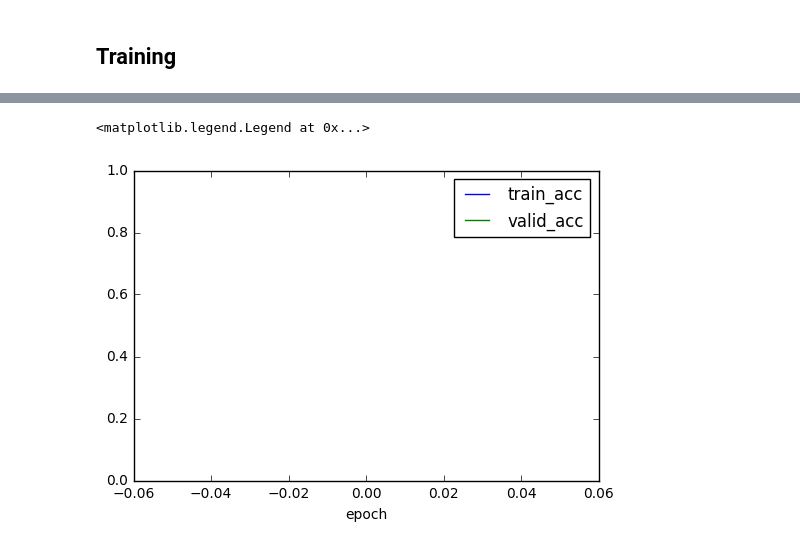
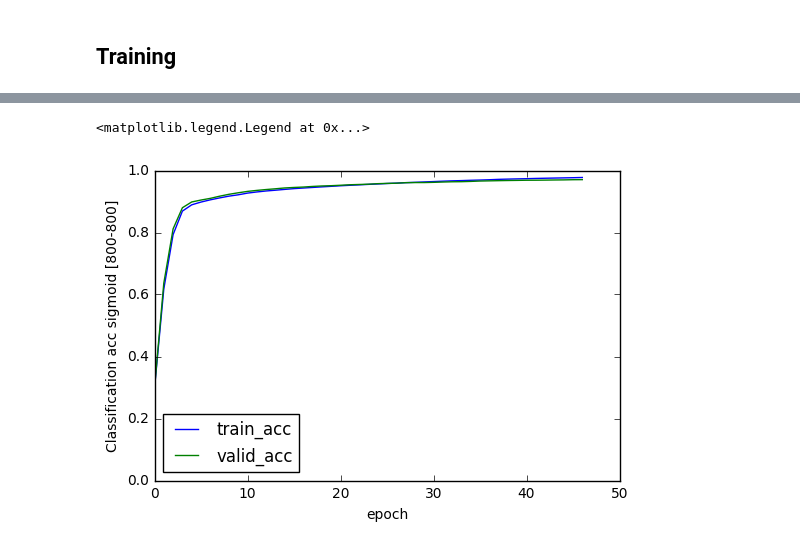
Before and after one commit to amaltarghi/tp_deep_learning, a Jupyter notebook: tp2/tp2-deep_NN/TP2.ipynb, the cells around one changed output, grey strips where cells are left out. Saved outputs shown, nothing was run; the diff lists cells and outputs as text; code cells hidden in the pictures.

```diff
--- a/tp2/tp2-deep_NN/TP2.ipynb
+++ b/tp2/tp2-deep_NN/TP2.ipynb
@@ -74,7 +75,7 @@ The autoreload extension is already loaded. To reload it, use:
 # %%
 
 # Retrieve the arguments
-args = parseArgs_ipython(arch = [100,100], act_func = "sigmoid", batch_size = 500, eta = 0.1, n_epoch = 100)
+args = parseArgs_ipython(arch = [800,800], act_func = 'sigmoid', batch_size = 500, eta = 1, n_epoch = 47 , regularizer = None, my_lambda = 0 , drop_func= 'dropout' )
 # %%
 
 
@@ -147,7 +148,7 @@ batch.shape
 ### Appel de chaque fonction, avec les valeurs calculé avant
 # %%
 ### Forward propagation
-Y,Yp = forward(act_func, W, B, batch)
+Y,Yp = forward(act_func, W, B, batch,dropout)
 # %%
 assert Y[0].shape ==(n_feature, batch_size)
 assert Y[-1].shape == (10, batch_size)
@@ -184,7 +187,12 @@ valid_loss, valid_accuracy = computeLoss(W, B, valid_set[0], valid_set[1], act_f
 ## Training
 # %%
 eta = 1
-
+    # Data structures for plotting
+g_i = []
+g_train_loss=[]
+g_train_acc=[]
+g_valid_loss=[]
+g_valid_acc=[]
 for i in range(n_epoch):
     for j in range(n_batch):
 
@@ -218,6 +226,11 @@ for i in range(n_epoch):
     valid_loss, valid_accuracy = computeLoss(W, B, valid_set[0], valid_set[1], act_func)
 
     result_line = str(i) + " " + str(cumul_time) + " " + str(train_loss) + " " + str(train_accuracy) + " " + str(valid_loss) + " " + str(valid_accuracy) + " " + str(eta)
+    g_i = np.append(g_i, i)
+    g_train_loss = np.append(g_train_loss, train_loss)
+    g_train_acc = np.append(g_train_acc, train_accuracy)
+    g_valid_loss = np.append(g_valid_loss, valid_loss)
+    g_valid_acc = np.append(g_valid_acc, valid_accuracy)
 
     print(result_line)
 # %% [output]
@@ -245,9 +248,11 @@ KeyboardInterrupt:
 # %%
-plt.plot(0,label='train_acc')
-plt.plot(0,label='valid_acc')
+plt.plot(g_i,g_train_acc,label='train_acc')
+plt.plot(g_i,g_valid_acc,label='valid_acc')
 plt.xlabel("epoch")
+plt.ylabel("Classification acc sigmoid [800-800]")
+
 plt.ylim([0.,1.])
-plt.legend()
+plt.legend(loc='best')
 # %% [output]
 <matplotlib.legend.Legend at 0x...>
-[figure, old version]
+[figure, new version]
```
Also changed, not shown: parts of 5 cells of this notebook, 9 other files.
